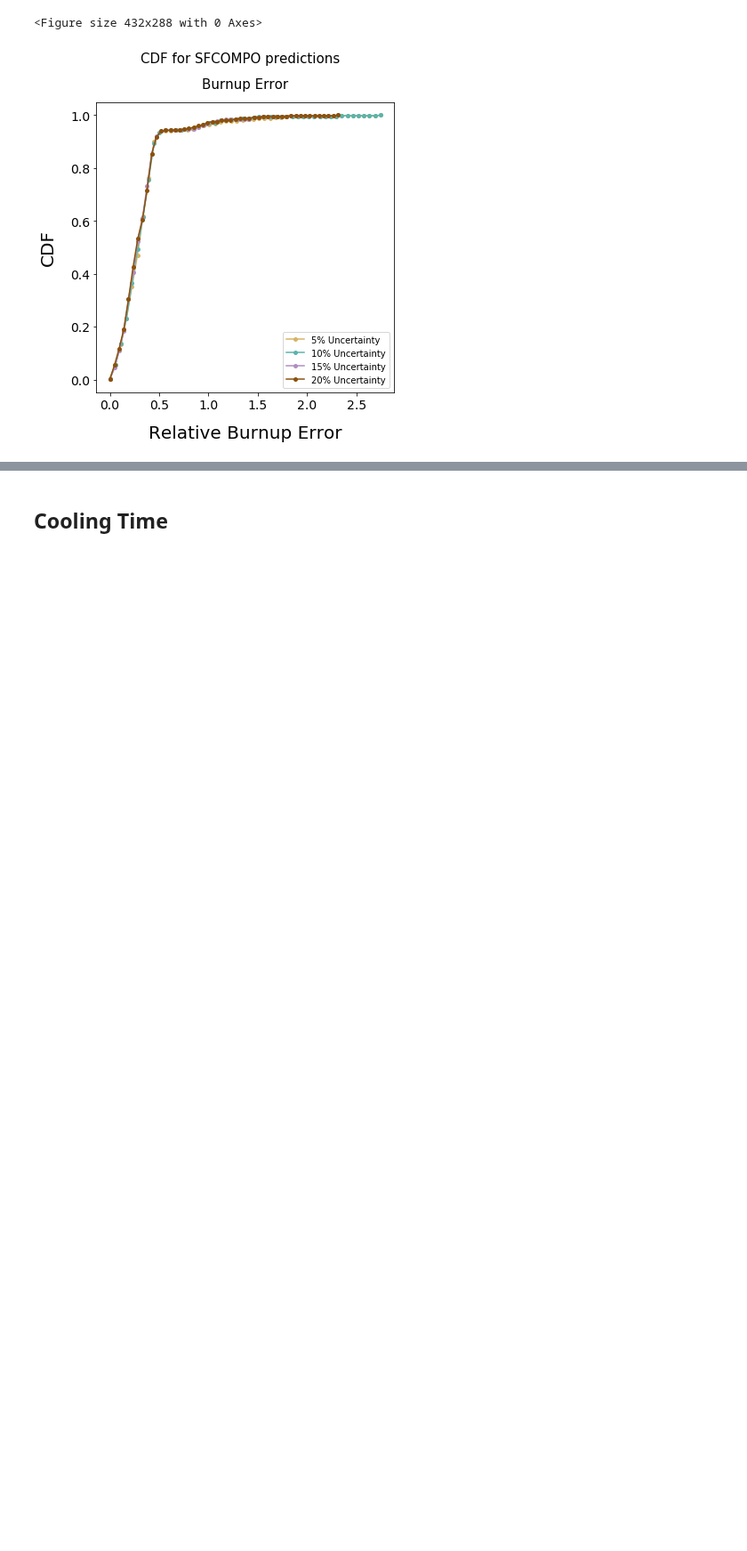
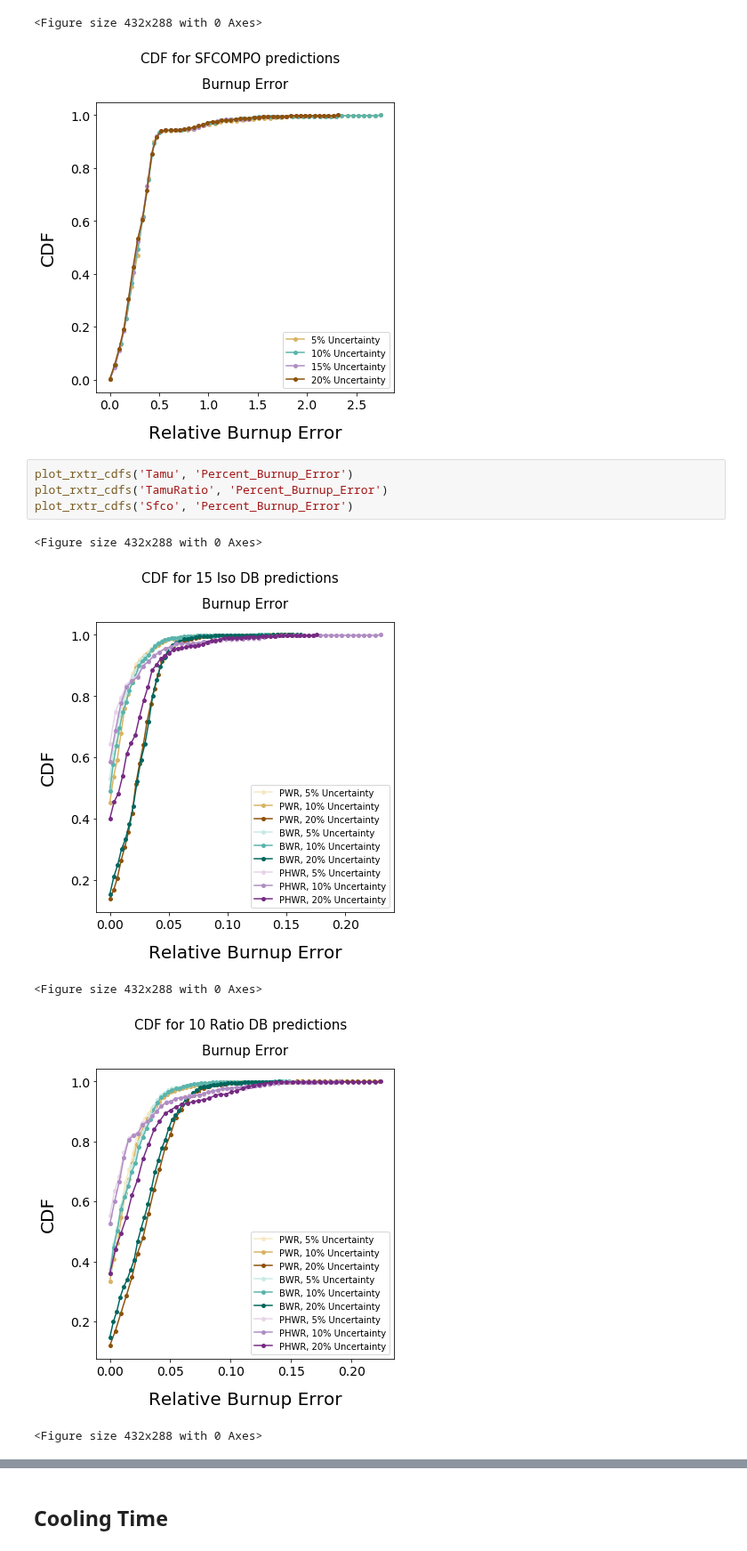
Before and after one commit to opotowsky/like-me-fuel, a Jupyter notebook: jupyter_notebooks/present_htc_mll_results.ipynb, the cells around one changed output, grey strips where cells are left out. Shown at 89% size. Saved outputs shown, nothing was run; the diff lists cells and outputs as text; blank space fills up the shorter version.

Commit message:
rel burnup error split by rxtr type is also interesting

```diff
--- a/jupyter_notebooks/present_htc_mll_results.ipynb
+++ b/jupyter_notebooks/present_htc_mll_results.ipynb
@@ -185,3 +185,13 @@ plot_db_cdfs('Sfco', 'Percent_Burnup_Error')
 [figure]
 <Figure size 432x288 with 0 Axes>
 [figure]
+# %%
+plot_rxtr_cdfs('Tamu', 'Percent_Burnup_Error')
+plot_rxtr_cdfs('TamuRatio', 'Percent_Burnup_Error')
+plot_rxtr_cdfs('Sfco', 'Percent_Burnup_Error')
+# %% [output]
+<Figure size 432x288 with 0 Axes>
+[figure, added]
+<Figure size 432x288 with 0 Axes>
+[figure, added]
+<Figure size 432x288 with 0 Axes>
```
Also changed, not shown: parts of 2 cells of this notebook.
